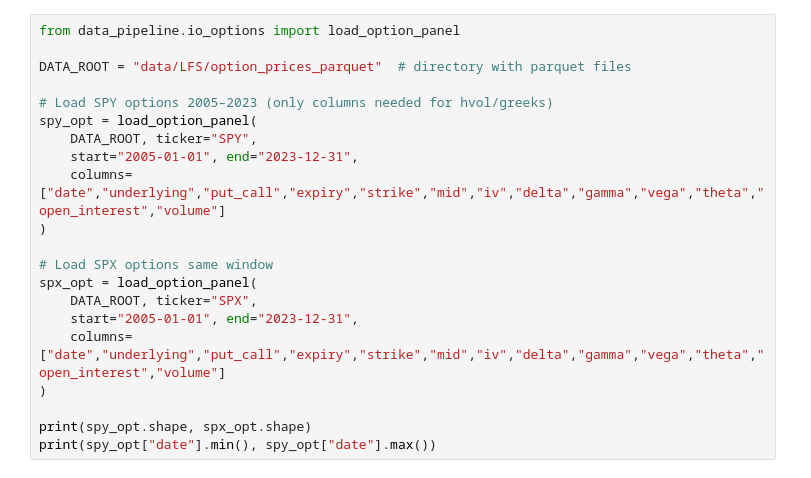
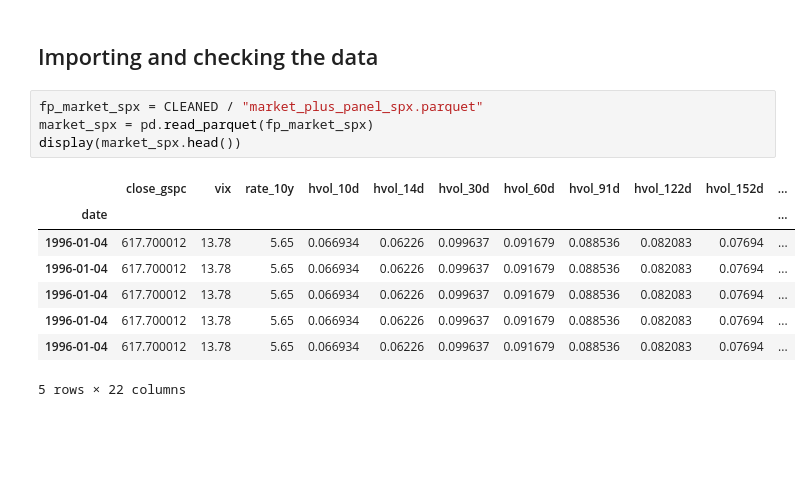
Before and after one commit to tlucius16/deep-hedging-rl, a Jupyter notebook: notebooks/simulator_trial.ipynb, the cells around one changed output. Saved outputs shown, nothing was run; the diff lists cells and outputs as text; blank space fills up the shorter version.

```diff
--- a/notebooks/simulator_trial.ipynb
+++ b/notebooks/simulator_trial.ipynb
@@ -158,21 +29,15 @@ merged
-# %%
-from data_pipeline.io_options import load_option_panel
-
-DATA_ROOT = "data/LFS/option_prices_parquet"  # directory with parquet files
-
-# Load SPY options 2005–2023 (only columns needed for hvol/greeks)
-spy_opt = load_option_panel(
-    DATA_ROOT, ticker="SPY",
-    start="2005-01-01", end="2023-12-31",
-    columns=["date","underlying","put_call","expiry","strike","mid","iv","delta","gamma","vega","theta","open_interest","volume"]
-)
-
-# Load SPX options same window
-spx_opt = load_option_panel(
-    DATA_ROOT, ticker="SPX",
-    start="2005-01-01", end="2023-12-31",
-    columns=["date","underlying","put_call","expiry","strike","mid","iv","delta","gamma","vega","theta","open_interest","volume"]
-)
-
-print(spy_opt.shape, spx_opt.shape)
-print(spy_opt["date"].min(), spy_opt["date"].max())
+# %% [markdown]
+## Importing and checking the data
+# %%
+fp_market_spx = CLEANED / "market_plus_panel_spx.parquet"
+market_spx = pd.read_parquet(fp_market_spx)
+display(market_spx.head())
+# %% [output]
+|  | close_gspc | vix | rate_10y | hvol_10d | hvol_14d | hvol_30d | hvol_60d | hvol_91d | hvol_122d | hvol_152d | ... |
+| date |  |  |  |  |  |  |  |  |  |  | ... |
+| 1996-01-04 | 617.700012 | 13.78 | 5.65 | 0.066934 | 0.06226 | 0.099637 | 0.091679 | 0.088536 | 0.082083 | 0.07694 | ... |
+| 1996-01-04 | 617.700012 | 13.78 | 5.65 | 0.066934 | 0.06226 | 0.099637 | 0.091679 | 0.088536 | 0.082083 | 0.07694 | ... |
+| 1996-01-04 | 617.700012 | 13.78 | 5.65 | 0.066934 | 0.06226 | 0.099637 | 0.091679 | 0.088536 | 0.082083 | 0.07694 | ... |
+| 1996-01-04 | 617.700012 | 13.78 | 5.65 | 0.066934 | 0.06226 | 0.099637 | 0.091679 | 0.088536 | 0.082083 | 0.07694 | ... |
+| 1996-01-04 | 617.700012 | 13.78 | 5.65 | 0.066934 | 0.06226 | 0.099637 | 0.091679 | 0.088536 | 0.082083 | 0.07694 | ... |
+5 rows × 22 columns
```
Also changed, not shown: parts of 24 cells of this notebook, 20 other files.
